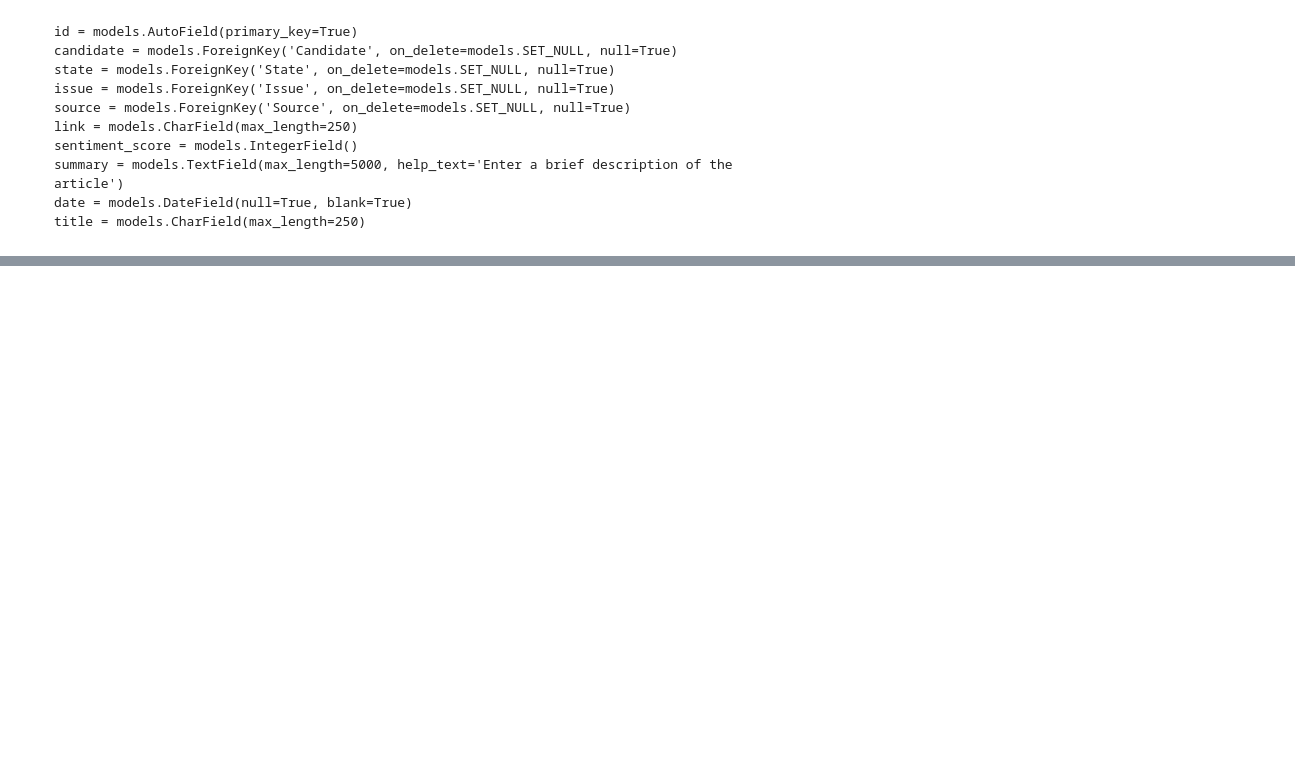
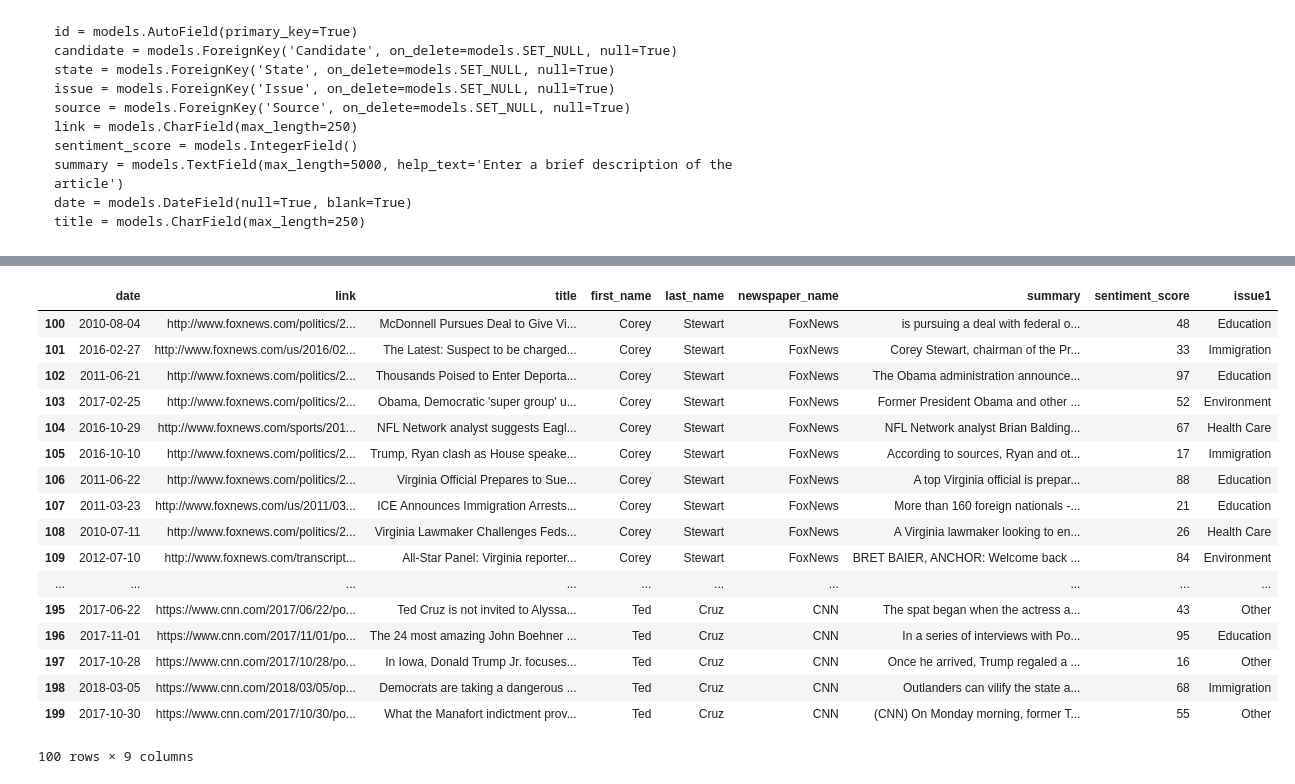
Before and after one commit to mslovett21/Bad_Press, a Jupyter notebook: Database/DataFrames2Database.ipynb, the cells around one changed output, grey strips where cells are left out. Saved outputs shown, nothing was run; the diff lists cells and outputs as text; code cells hidden in the pictures; blank space fills up the shorter version.

```diff
--- a/Database/DataFrames2Database.ipynb
+++ b/Database/DataFrames2Database.ipynb
@@ -369,2 +287,2 @@ article.to_csv("articles.csv", index=False)
 # %%
-article
+article["issue1"]="other"
@@ -391,0 +289,9 @@ from wsgi.openshift.myapp import MyAppClient
+# %%
+for i in range(len(article)):
+    date=article["date"][i]
+    date=date.split()
+    if (len(date[0])==1):
+        date[0]="0"+date[0]
+    if (len(date[1])==1):
+        date[1]="0"+date[1]
+    article["date"][i]=date[2]+"-"+date[1]+"-"+date[0]
@@ -391,0 +302,14 @@ from wsgi.openshift.myapp import MyAppClient
+# %%
+for i in range(len(article)):
+    if article["issue"][i]== 1:
+        article["issue1"][i]="Environment"
+    elif article["issue"][i]== 2:
+        article["issue1"][i]="Health Care"
+    elif article["issue"][i]== 3:
+        article["issue1"][i]="Gun Control"
+    elif article["issue"][i]== 4:
+        article["issue1"][i]= "Education"
+    elif article["issue"][i]==5:
+        article["issue1"][i]= "Immigration"
+    else:
+        article["issue1"][i]= "Other"
@@ -391,0 +334,23 @@ from wsgi.openshift.myapp import MyAppClient
+# %%
+article = article.drop(['issue'],axis=1)
+# %%
+article[100:200]
+# %% [output]
+|  | date | link | title | first_name | last_name | newspaper_name | summary | sentiment_score | issue1 |
+| 100 | 2010-08-04 | http://www.foxnews.com/politics/2... | McDonnell Pursues Deal to Give Vi... | Corey | Stewart | FoxNews | is pursuing a deal with federal o... | 48 | Education |
+| 101 | 2016-02-27 | http://www.foxnews.com/us/2016/02... | The Latest: Suspect to be charged... | Corey | Stewart | FoxNews | Corey Stewart, chairman of the Pr... | 33 | Immigration |
+| 102 | 2011-06-21 | http://www.foxnews.com/politics/2... | Thousands Poised to Enter Deporta... | Corey | Stewart | FoxNews | The Obama administration announce... | 97 | Education |
+| 103 | 2017-02-25 | http://www.foxnews.com/politics/2... | Obama, Democratic 'super group' u... | Corey | Stewart | FoxNews | Former President Obama and other ... | 52 | Environment |
+| 104 | 2016-10-29 | http://www.foxnews.com/sports/201... | NFL Network analyst suggests Eagl... | Corey | Stewart | FoxNews | NFL Network analyst Brian Balding... | 67 | Health Care |
+| 105 | 2016-10-10 | http://www.foxnews.com/politics/2... | Trump, Ryan clash as House speake... | Corey | Stewart | FoxNews | According to sources, Ryan and ot... | 17 | Immigration |
+| 106 | 2011-06-22 | http://www.foxnews.com/politics/2... | Virginia Official Prepares to Sue... | Corey | Stewart | FoxNews | A top Virginia official is prepar... | 88 | Education |
+| 107 | 2011-03-23 | http://www.foxnews.com/us/2011/03... | ICE Announces Immigration Arrests... | Corey | Stewart | FoxNews | More than 160 foreign nationals -... | 21 | Education |
+| 108 | 2010-07-11 | http://www.foxnews.com/politics/2... | Virginia Lawmaker Challenges Feds... | Corey | Stewart | FoxNews | A Virginia lawmaker looking to en... | 26 | Health Care |
+| 109 | 2012-07-10 | http://www.foxnews.com/transcript... | All-Star Panel: Virginia reporter... | Corey | Stewart | FoxNews | BRET BAIER, ANCHOR: Welcome back ... | 84 | Environment |
+| ... | ... | ... | ... | ... | ... | ... | ... | ... | ... |
+| 195 | 2017-06-22 | https://www.cnn.com/2017/06/22/po... | Ted Cruz is not invited to Alyssa... | Ted | Cruz | CNN | The spat began when the actress a... | 43 | Other |
+| 196 | 2017-11-01 | https://www.cnn.com/2017/11/01/po... | The 24 most amazing John Boehner ... | Ted | Cruz | CNN | In a series of interviews with Po... | 95 | Education |
+| 197 | 2017-10-28 | https://www.cnn.com/2017/10/28/po... | In Iowa, Donald Trump Jr. focuses... | Ted | Cruz | CNN | Once he arrived, Trump regaled a ... | 16 | Other |
+| 198 | 2018-03-05 | https://www.cnn.com/2018/03/05/op... | Democrats are taking a dangerous ... | Ted | Cruz | CNN | Outlanders can vilify the state a... | 68 | Immigration |
+| 199 | 2017-10-30 | https://www.cnn.com/2017/10/30/po... | What the Manafort indictment prov... | Ted | Cruz | CNN | (CNN) On Monday morning, former T... | 55 | Other |
+100 rows × 9 columns
```
Also changed, not shown: parts of 28 cells of this notebook, 40 other files.
